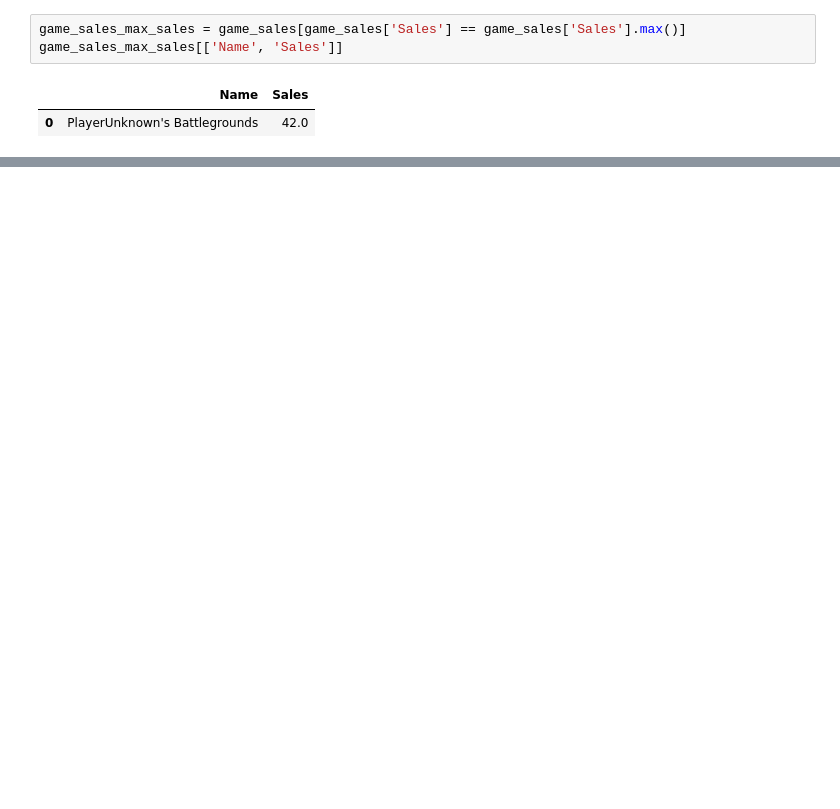
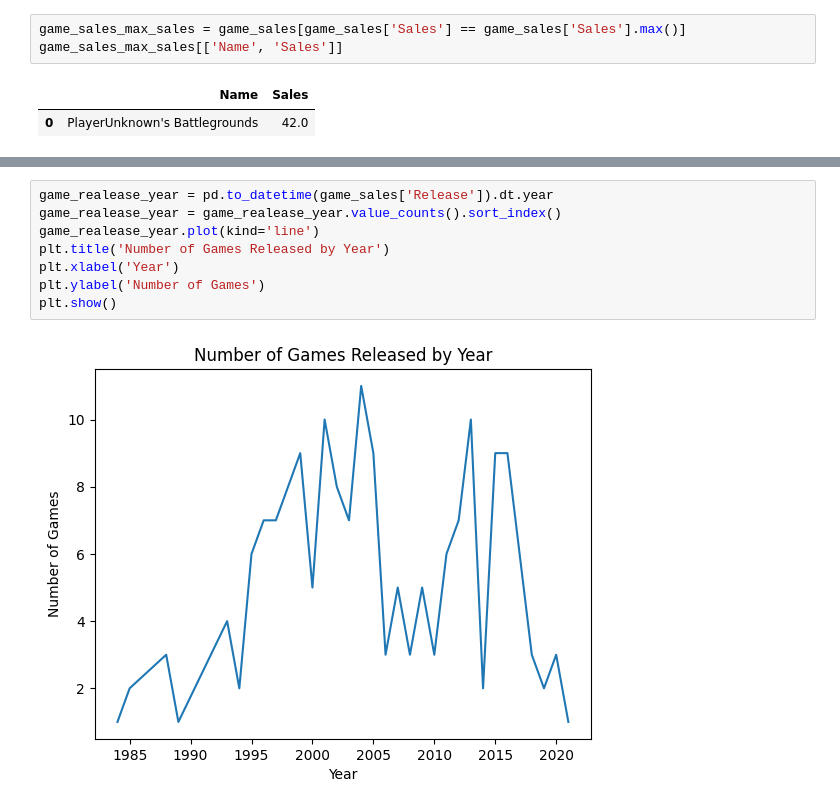
Before and after one commit to onedayxzn/Game-Sales, a Jupyter notebook: analysyst/game-sales.ipynb, the cells around one changed output, grey strips where cells are left out. Cells and saved outputs as stored; diff of their text form; blank space fills up the shorter version.

```diff
--- a/analysyst/game-sales.ipynb
+++ b/analysyst/game-sales.ipynb
@@ -193,0 +210,10 @@ Name: Publisher, dtype: int64
+# %%
+game_realease_year = pd.to_datetime(game_sales['Release']).dt.year
+game_realease_year = game_realease_year.value_counts().sort_index()
+game_realease_year.plot(kind='line')
+plt.title('Number of Games Released by Year')
+plt.xlabel('Year')
+plt.ylabel('Number of Games')
+plt.show()
+# %% [output]
+[figure, added]
```
Also changed, not shown: parts of 9 cells of this notebook, 1 other file.
